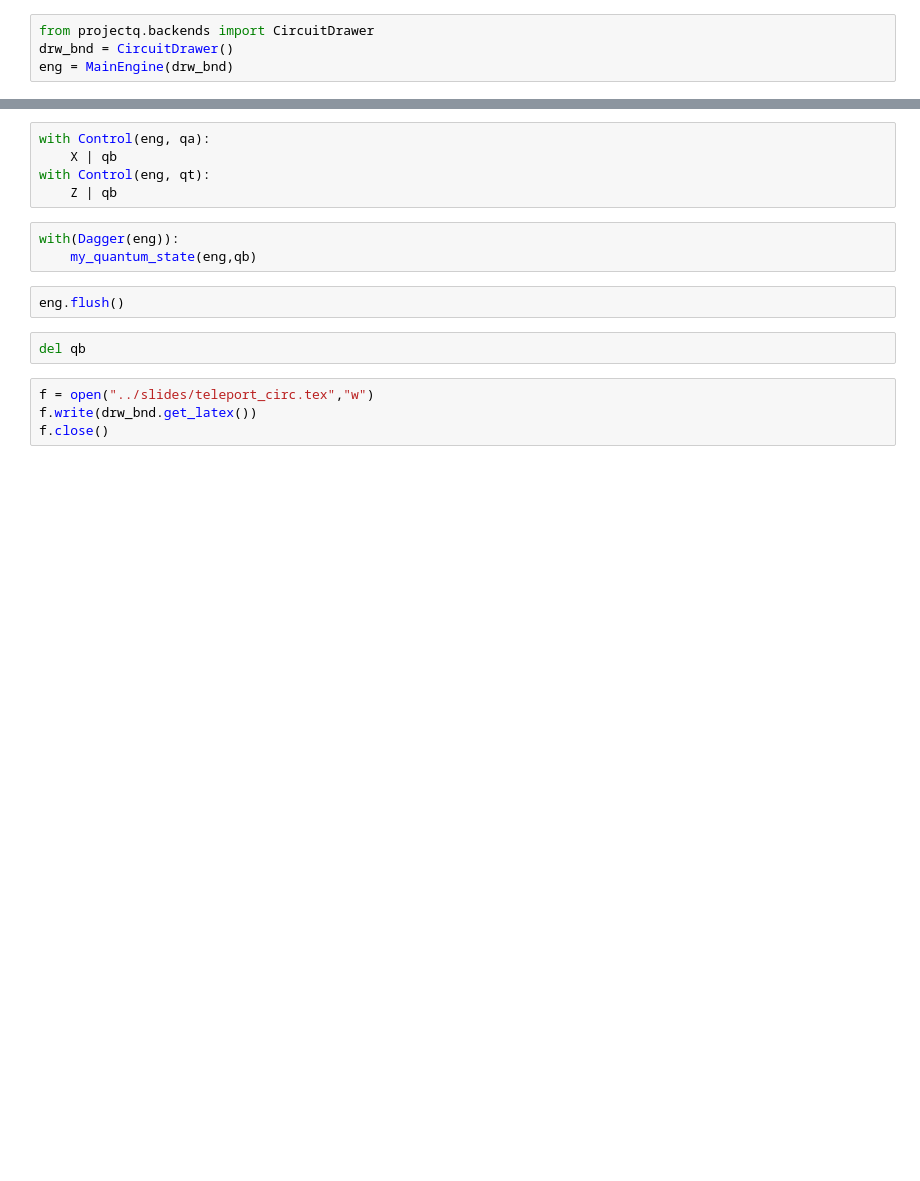
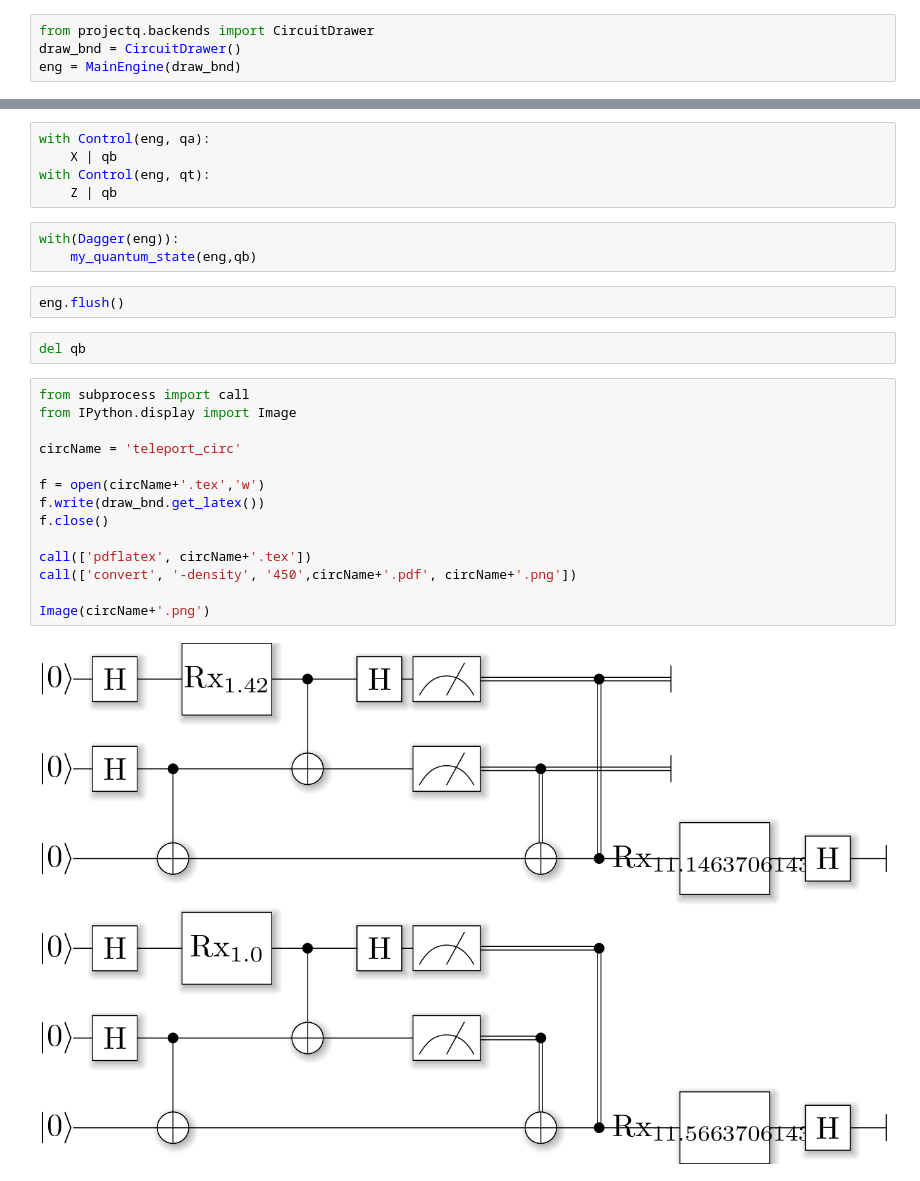
Before and after one commit to jmiszczak/qprog-tutorial, a Jupyter notebook: projectq/03_teleportation.ipynb, the cells around one changed output, grey strips where cells are left out. Cells and saved outputs as stored; diff of their text form; blank space fills up the shorter version.

```diff
--- a/projectq/03_teleportation.ipynb
+++ b/projectq/03_teleportation.ipynb
@@ -6,8 +6,8 @@ from projectq.ops import H, X, Z, Rx, CNOT, Measure
 from projectq.meta import Dagger, Control
 # %%
 from projectq.backends import CircuitDrawer
-drw_bnd = CircuitDrawer()
-eng = MainEngine(drw_bnd)
+draw_bnd = CircuitDrawer()
+eng = MainEngine(draw_bnd)
 # %%
 def my_quantum_state(eng, q):
     H | q
@@ -47,7 +47,19 @@ with(Dagger(eng)):
 eng.flush()
 # %%
 del qb
-# %%
-f = open("../slides/teleport_circ.tex","w")
-f.write(drw_bnd.get_latex())
-f.close()
+# %%
+from subprocess import call
+from IPython.display import Image
+
+circName = 'teleport_circ'
+
+f = open(circName+'.tex','w')
+f.write(draw_bnd.get_latex())
+f.close()
+
+call(['pdflatex', circName+'.tex'])
+call(['convert', '-density', '450',circName+'.pdf', circName+'.png'])
+
+Image(circName+'.png')
+# %% [output]
+[figure, added]
```
Also changed, not shown: parts of 1 cell of this notebook, 10 other files.
